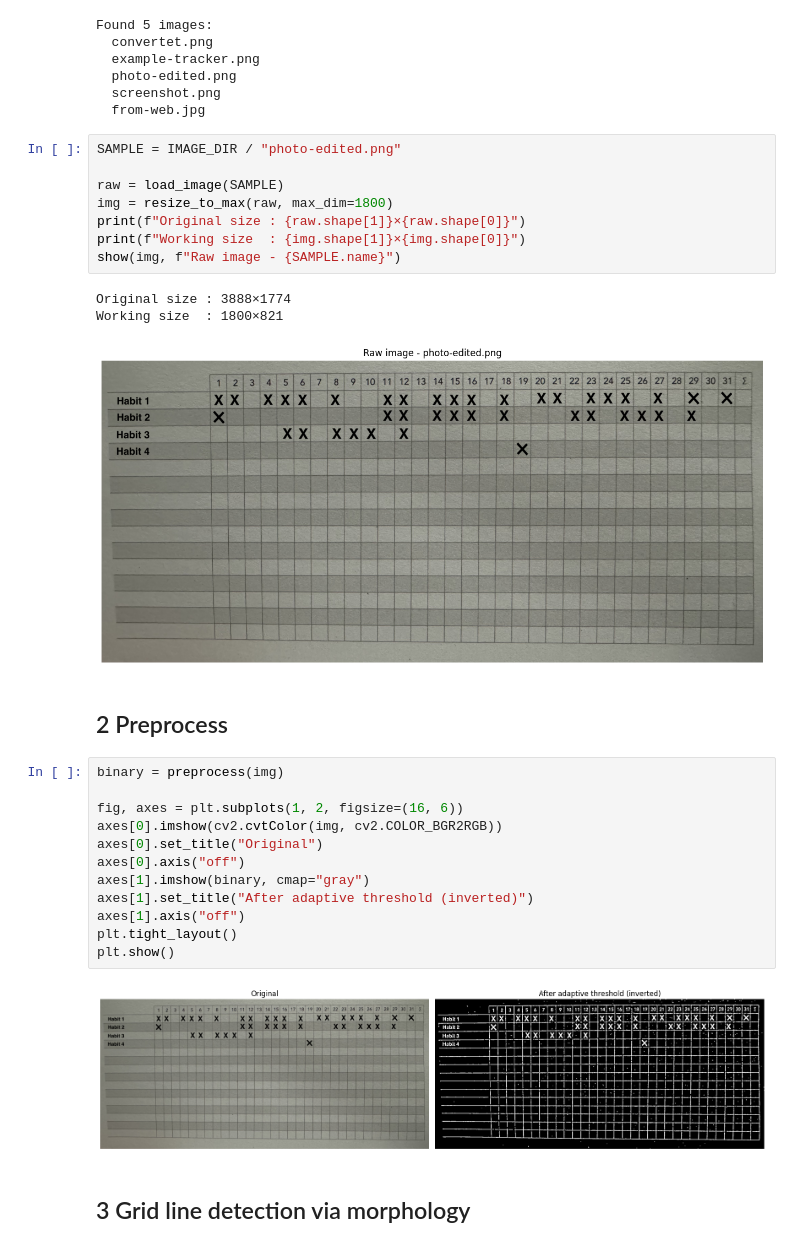
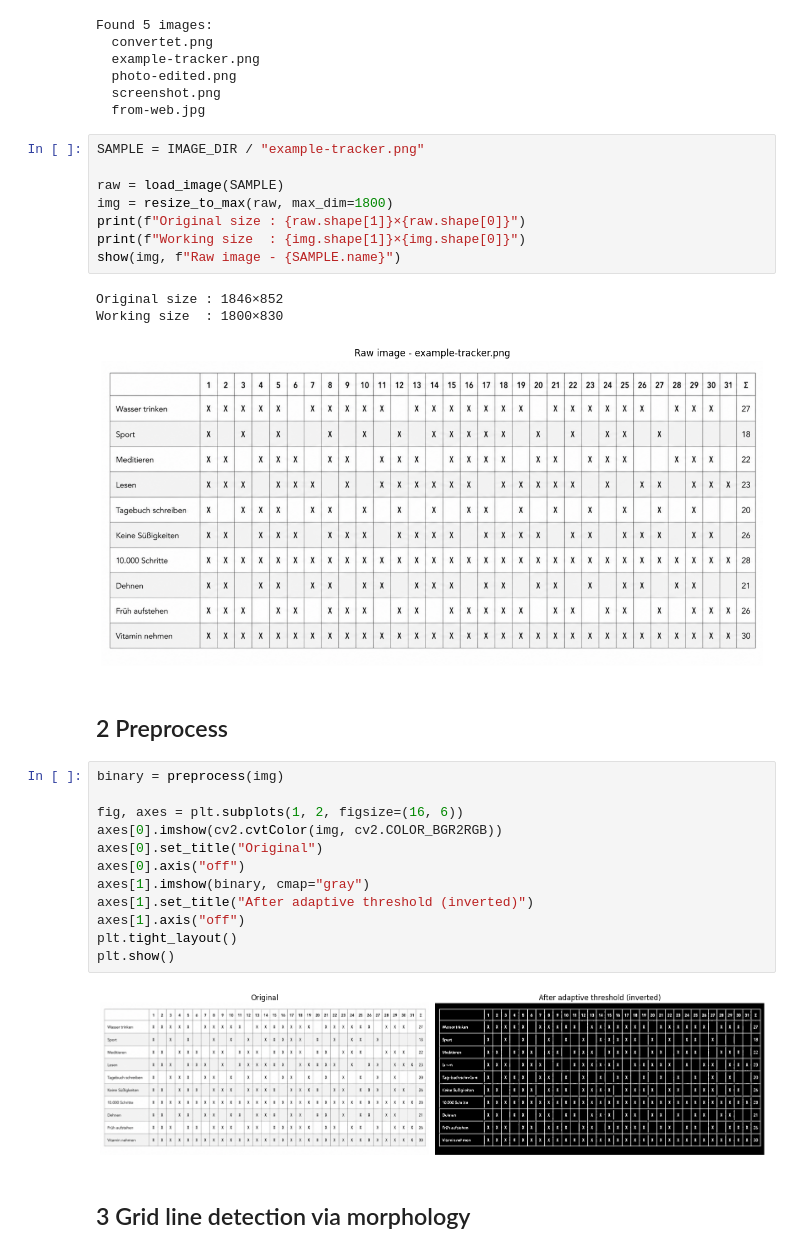
Before and after one commit to oguzmum/trackwise, a Jupyter notebook: table-detection-poc.ipynb, the cells around one changed output. Saved outputs shown, nothing was run; the diff lists cells and outputs as text.

```diff
--- a/table-detection-poc.ipynb
+++ b/table-detection-poc.ipynb
@@ -77,17 +77,17 @@ Found 5 images:
   screenshot.png
   from-web.jpg
 # %%
-SAMPLE = IMAGE_DIR / "photo-edited.png"
+SAMPLE = IMAGE_DIR / "example-tracker.png"
 
 raw = load_image(SAMPLE)
 img = resize_to_max(raw, max_dim=1800)
 print(f"Original size : {raw.shape[1]}×{raw.shape[0]}")
 print(f"Working size  : {img.shape[1]}×{img.shape[0]}")
 show(img, f"Raw image - {SAMPLE.name}")
 # %% [output]
-Original size : 3888×1774
-Working size  : 1800×821
+Original size : 1846×852
+Working size  : 1800×830
-[figure, old version]
+[figure, new version]
 # %% [markdown]
 ## 2 Preprocess
 # %%
@@ -103,7 +103,7 @@ axes[1].axis("off")
 plt.tight_layout()
 plt.show()
 # %% [output]
-[figure, old version]
+[figure, new version]
 # %% [markdown]
 ## 3  Grid line detection via morphology
 # %%
```
Also changed, not shown: parts of 6 cells of this notebook, 2 other files.
